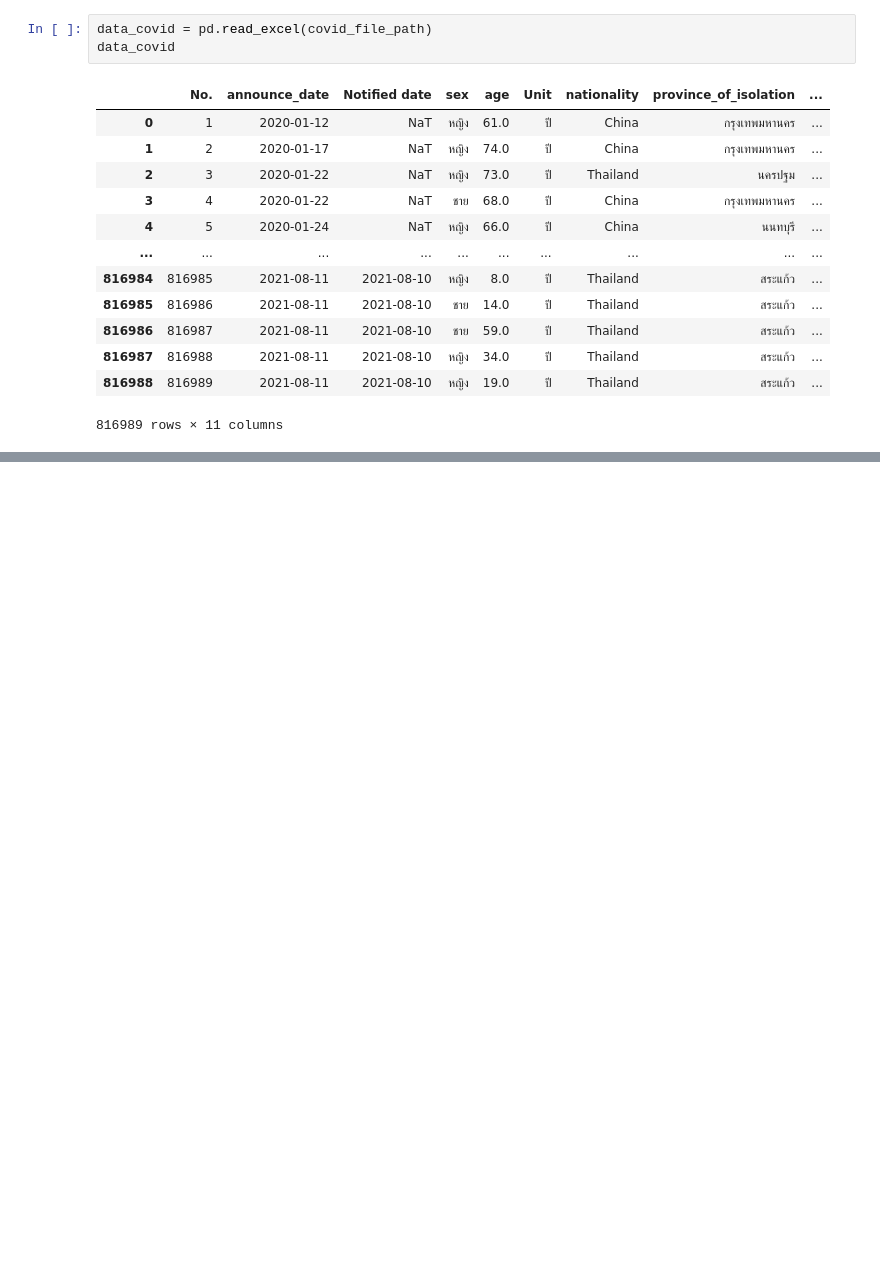
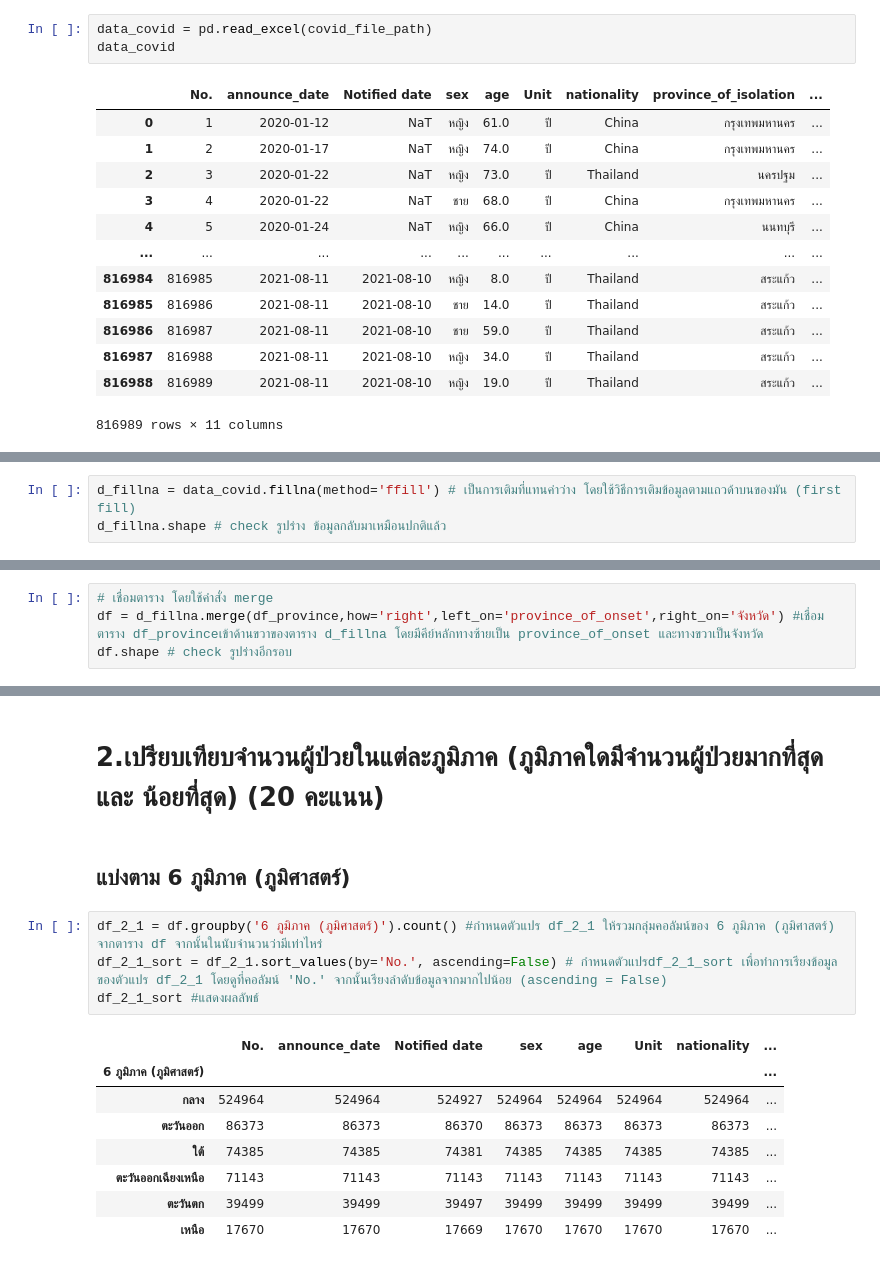
Before and after one commit to Khemapsorn/data_viz_2022, a Jupyter notebook: BasicPython&DataViz_midterm2022.ipynb, the cells around one changed output, grey strips where cells are left out. Saved outputs shown, nothing was run; the diff lists cells and outputs as text; blank space fills up the shorter version.

```diff
--- a/BasicPython&DataViz_midterm2022.ipynb
+++ b/BasicPython&DataViz_midterm2022.ipynb
@@ -196,0 +198,3 @@ this_data
+# %%
+d_fillna = data_covid.fillna(method='ffill') # เป็นการเติมที่แทนค่าว่าง โดยใช้วิธีการเติมข้อมูลตามแถวด้าบนของมัน (first fill)
+d_fillna.shape # check รูปร่าง ข้อมูลกลับมาเหมือนปกติแล้ว
@@ -196,0 +227,4 @@ this_data
+# %%
+# เชื่อมตาราง โดยใช้คำสั่ง merge
+df = d_fillna.merge(df_province,how='right',left_on='province_of_onset',right_on='จังหวัด') #เชื่อมตาราง df_provinceเข้าด้านขวาของตาราง d_fillna โดยมีคีย์หลักทางซ้ายเป็น province_of_onset และทางขวาเป็นจังหวัด
+df.shape # check รูปร่างอีกรอบ
@@ -196,0 +411,17 @@ this_data
+# %% [markdown]
+# 2.เปรียบเทียบจำนวนผู้ป่วยในแต่ละภูมิภาค (ภูมิภาคใดมีจำนวนผู้ป่วยมากที่สุด และ น้อยที่สุด) (20 คะแนน)
+# %% [markdown]
+## แบ่งตาม 6 ภูมิภาค (ภูมิศาสตร์)
+# %%
+df_2_1 = df.groupby('6 ภูมิภาค (ภูมิศาสตร์)').count() #กำหนดตัวแปร df_2_1 ให้รวมกลุ่มคอลัมน์ของ 6 ภูมิภาค (ภูมิศาสตร์) จากตาราง df จากนั้นในนับจำนวนว่ามีเท่าไหร่
+df_2_1_sort = df_2_1.sort_values(by='No.', ascending=False) # กำหนดตัวแปรdf_2_1_sort เพื่อทำการเรียงข้อมูลของตัวแปร df_2_1 โดยดูที่คอลัมน์ 'No.' จากนั้นเรียงลำดับข้อมูลจากมากไปน้อย (ascending = False)
+df_2_1_sort #แสดงผลลัพธ์
+# %% [output]
+|  | No. | announce_date | Notified date | sex | age | Unit | nationality | ... |
+| 6 ภูมิภาค (ภูมิศาสตร์) |  |  |  |  |  |  |  | ... |
+| กลาง | 524964 | 524964 | 524927 | 524964 | 524964 | 524964 | 524964 | ... |
+| ตะวันออก | 86373 | 86373 | 86370 | 86373 | 86373 | 86373 | 86373 | ... |
+| ใต้ | 74385 | 74385 | 74381 | 74385 | 74385 | 74385 | 74385 | ... |
+| ตะวันออกเฉียงเหนือ | 71143 | 71143 | 71143 | 71143 | 71143 | 71143 | 71143 | ... |
+| ตะวันตก | 39499 | 39499 | 39497 | 39499 | 39499 | 39499 | 39499 | ... |
+| เหนือ | 17670 | 17670 | 17669 | 17670 | 17670 | 17670 | 17670 | ... |
```
Also changed, not shown: parts of 110 cells of this notebook.
